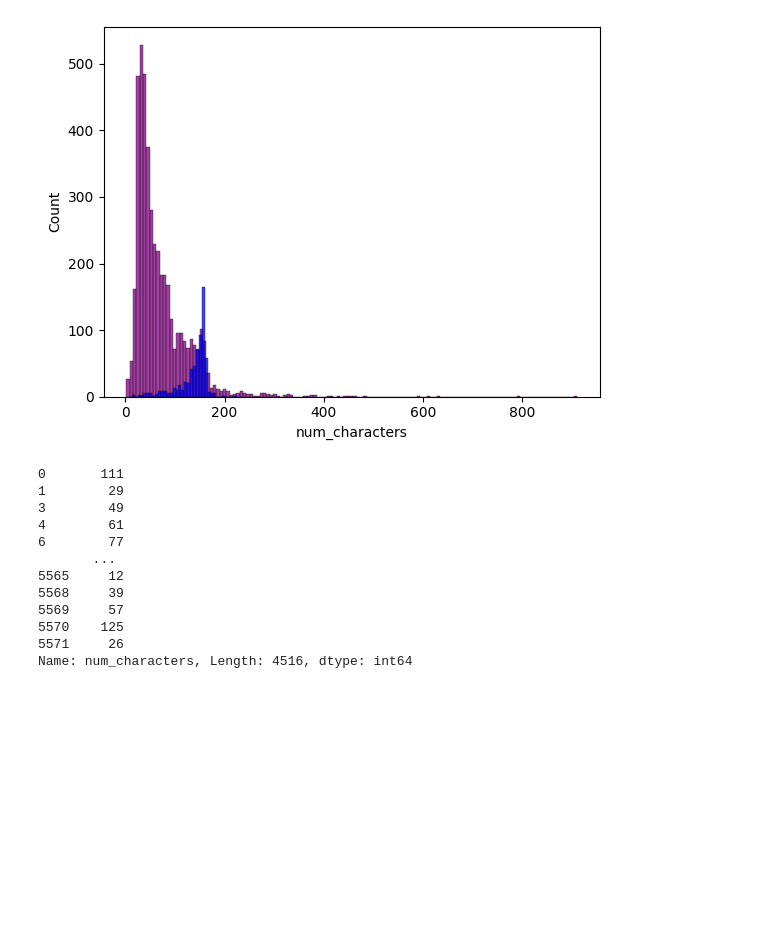
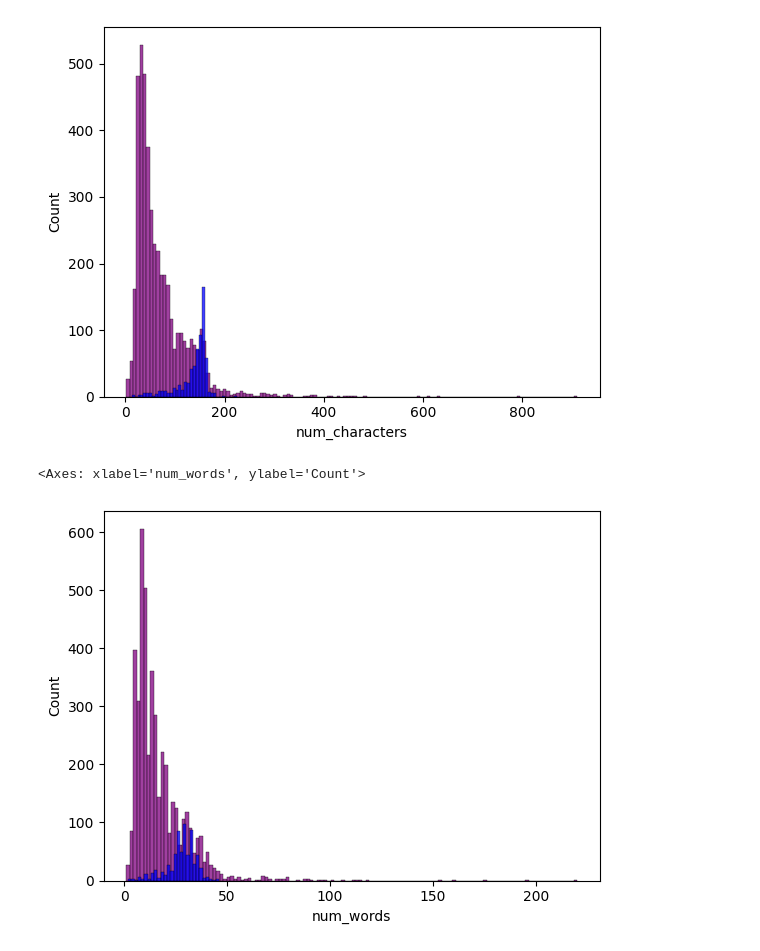
Before and after one commit to Abdullah9431/spam-mail-detection, a Jupyter notebook: email_spam.ipynb, the cells around one changed output. Drawn from its saved outputs; the diff is of its cells as text; code cells hidden in the pictures; blank space fills up the shorter version.

Commit message:
plotting based on number

```diff
--- a/email_spam.ipynb
+++ b/email_spam.ipynb
@@ -125,18 +125,3 @@ sns.histplot(df[df['label'] == 1]['num_characters'], color='blue')
 # %% [output]
 <Axes: xlabel='num_characters', ylabel='Count'>
 [figure]
-# %%
-df[df['label'] == 0]['num_characters']
-# %% [output]
-0       111
-1        29
-3        49
-4        61
-6        77
-       ...
-5565     12
-5568     39
-5569     57
-5570    125
-5571     26
-Name: num_characters, Length: 4516, dtype: int64
@@ -144,0 +128,6 @@ sns.histplot(
+# %%
+sns.histplot(df[df['label'] == 0]['num_words'], color='purple')
+sns.histplot(df[df['label'] == 1]['num_words'], color='blue')
+# %% [output]
+<Axes: xlabel='num_words', ylabel='Count'>
+[figure, added]
```
Also changed, not shown: parts of 2 cells of this notebook.
